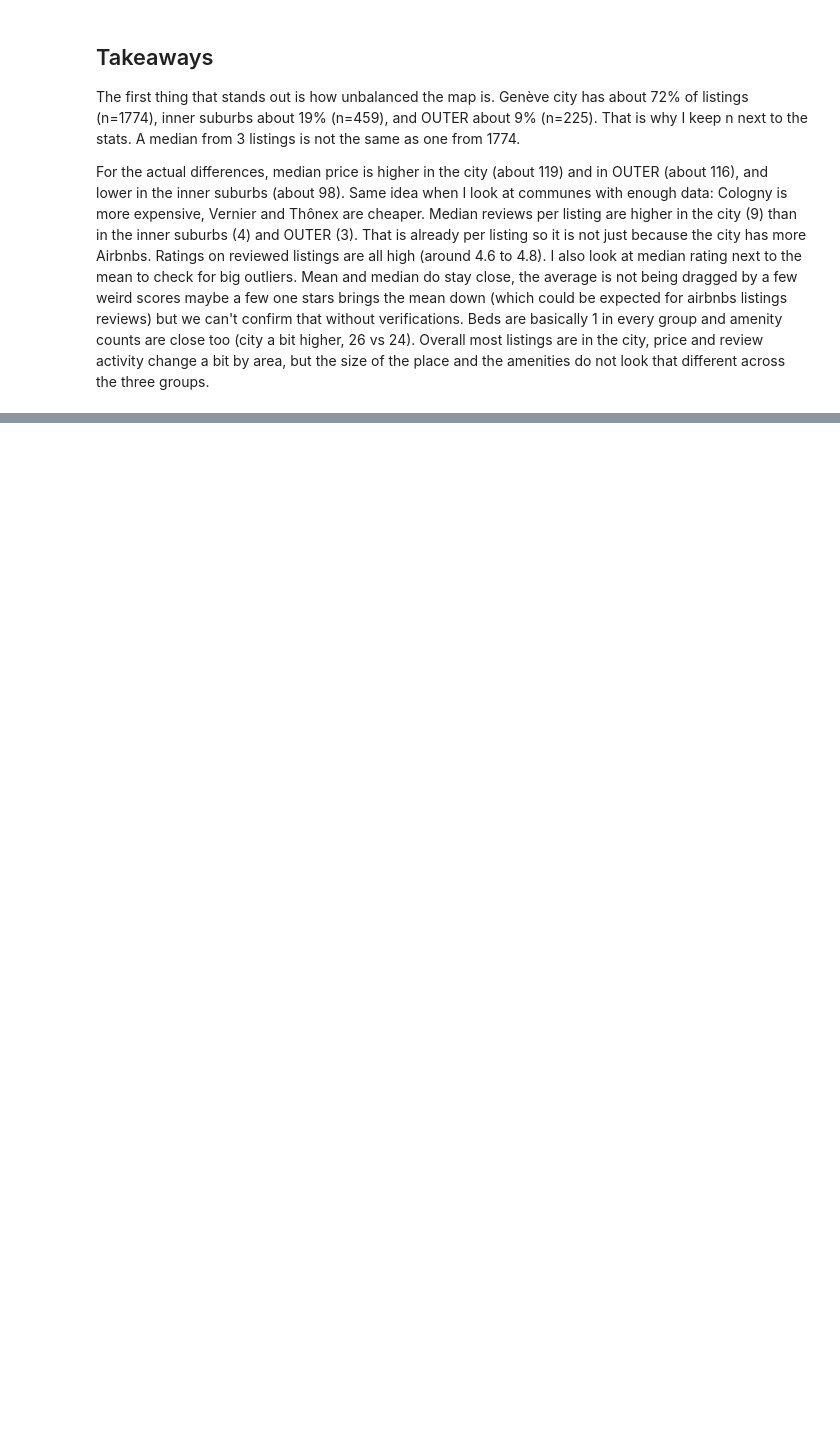
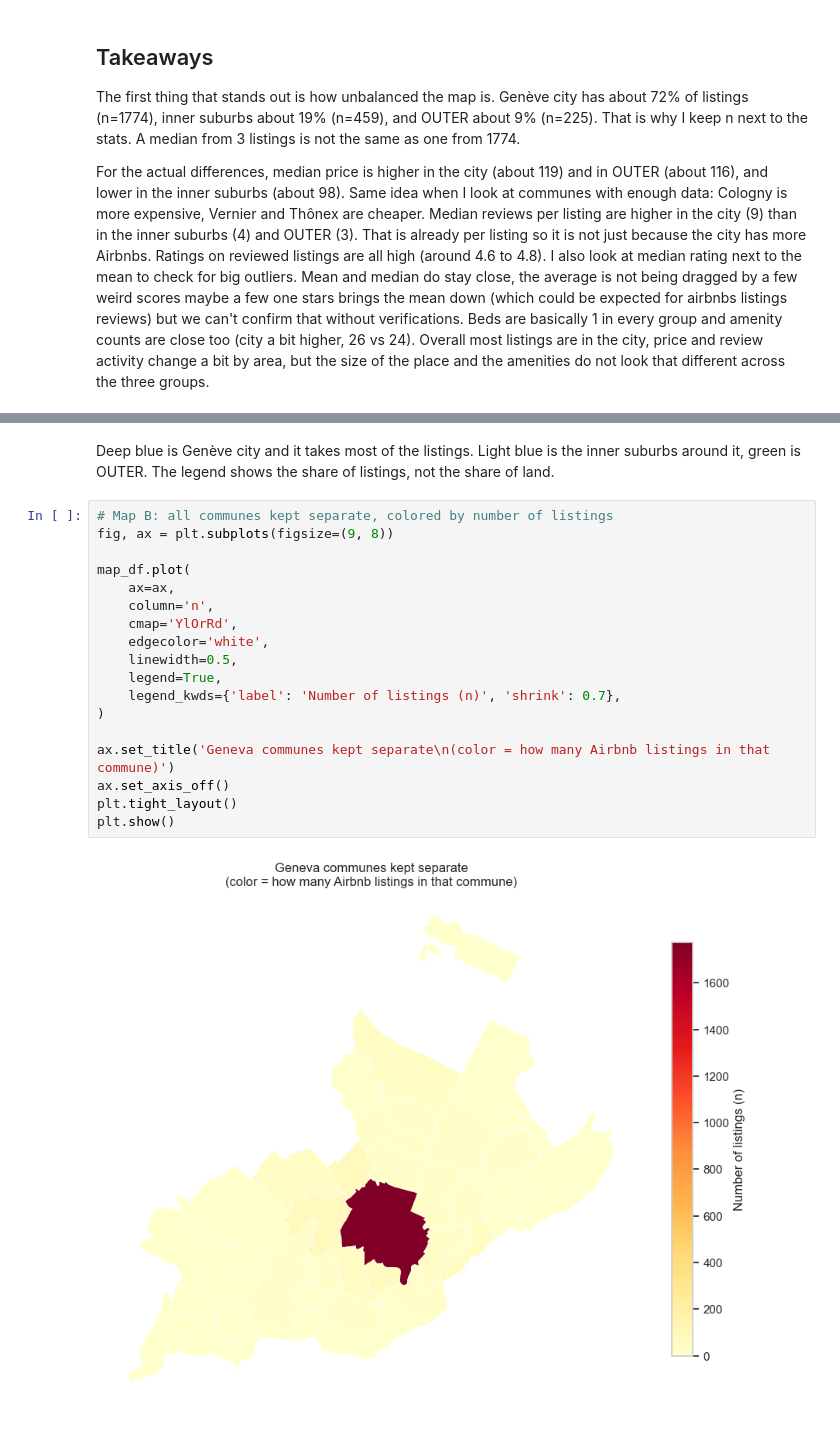
Before and after one commit to simonhamra/Final_Project_AD699, a Jupyter notebook: DATA_PREPARATION.ipynb, the cells around one changed output, grey strips where cells are left out. Cells and saved outputs as stored; diff of their text form; blank space fills up the shorter version.

```diff
--- a/DATA_PREPARATION.ipynb
+++ b/DATA_PREPARATION.ipynb
@@ -549,0 +720,22 @@ For the actual differences, median price is higher in the city (about 119) and i
+# %% [markdown]
+Deep blue is Genève city and it takes most of the listings. Light blue is the inner suburbs around it, green is OUTER. The legend shows the share of listings, not the share of land.
+# %%
+# Map B: all communes kept separate, colored by number of listings
+fig, ax = plt.subplots(figsize=(9, 8))
+
+map_df.plot(
+    ax=ax,
+    column='n',
+    cmap='YlOrRd',
+    edgecolor='white',
+    linewidth=0.5,
+    legend=True,
+    legend_kwds={'label': 'Number of listings (n)', 'shrink': 0.7},
+)
+
+ax.set_title('Geneva communes kept separate\n(color = how many Airbnb listings in that commune)')
+ax.set_axis_off()
+plt.tight_layout()
+plt.show()
+# %% [output]
+[figure, added]
```
Also changed, not shown: parts of 27 cells of this notebook.
